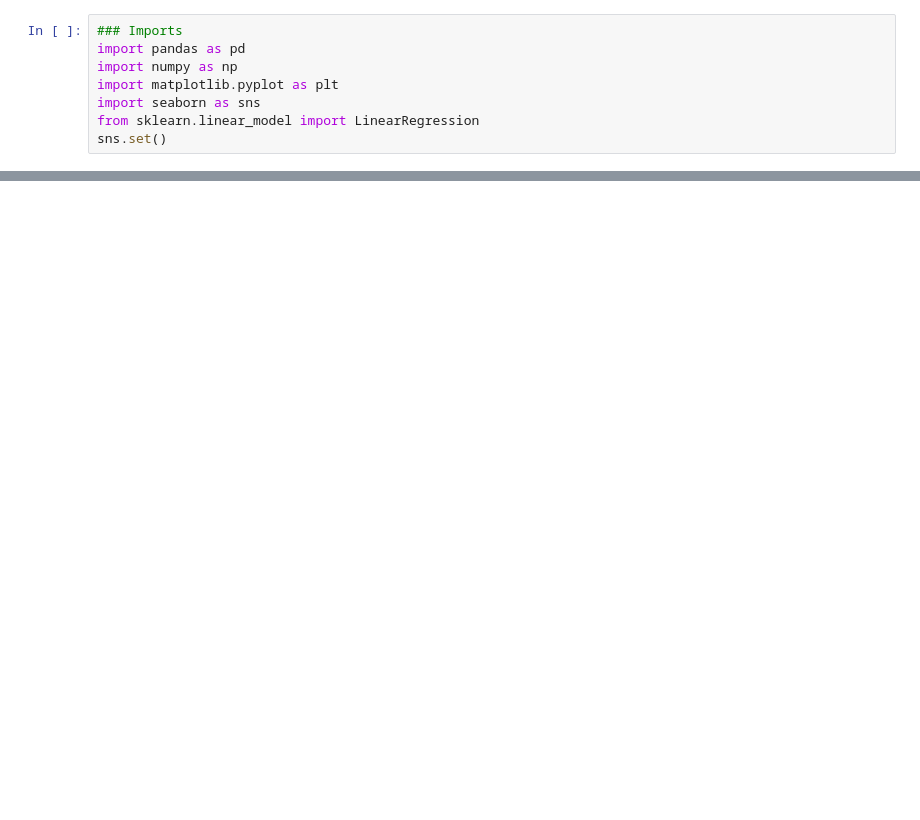
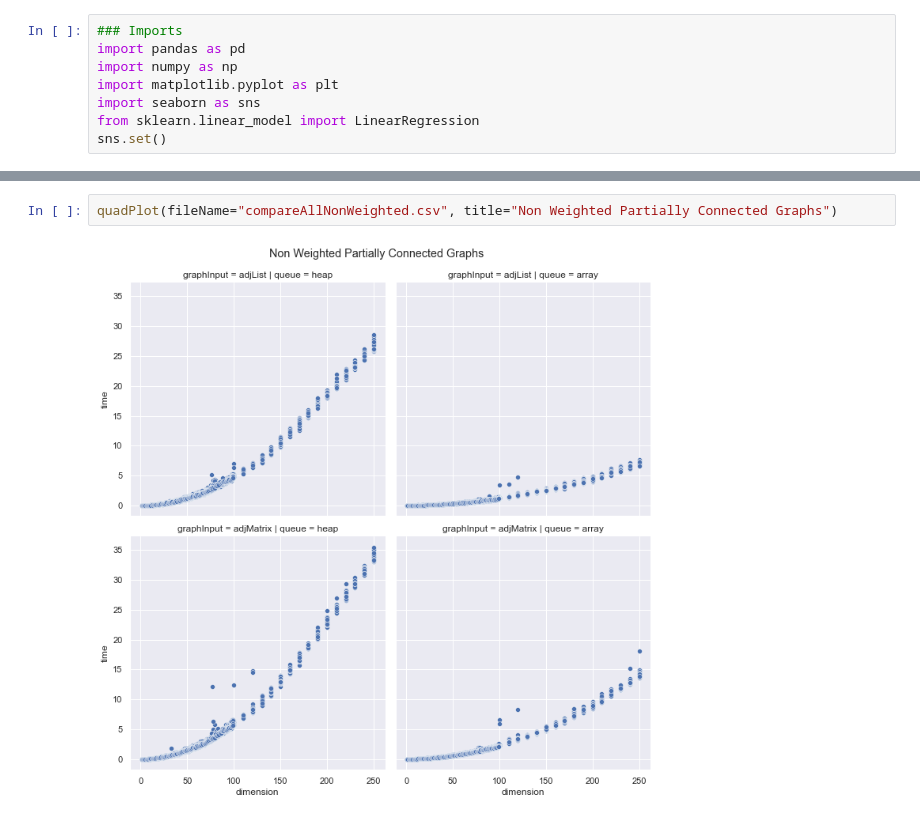
Before and after one commit to TsienJin/SC2001-Group-Projects, a Jupyter notebook: Proj2/Findings.ipynb, the cells around one changed output, grey strips where cells are left out. Drawn from its saved outputs; the diff is of its cells as text; blank space fills up the shorter version.

```diff
--- a/Proj2/Findings.ipynb
+++ b/Proj2/Findings.ipynb
@@ -58,0 +25,4 @@ compareAllPlot.map(sns.scatterplot, "dimension", "time")
+# %%
+quadPlot(fileName="compareAllNonWeighted.csv", title="Non Weighted Partially Connected Graphs")
+# %% [output]
+[figure, added]
```
Also changed, not shown: parts of 7 cells of this notebook, 4 other files.
